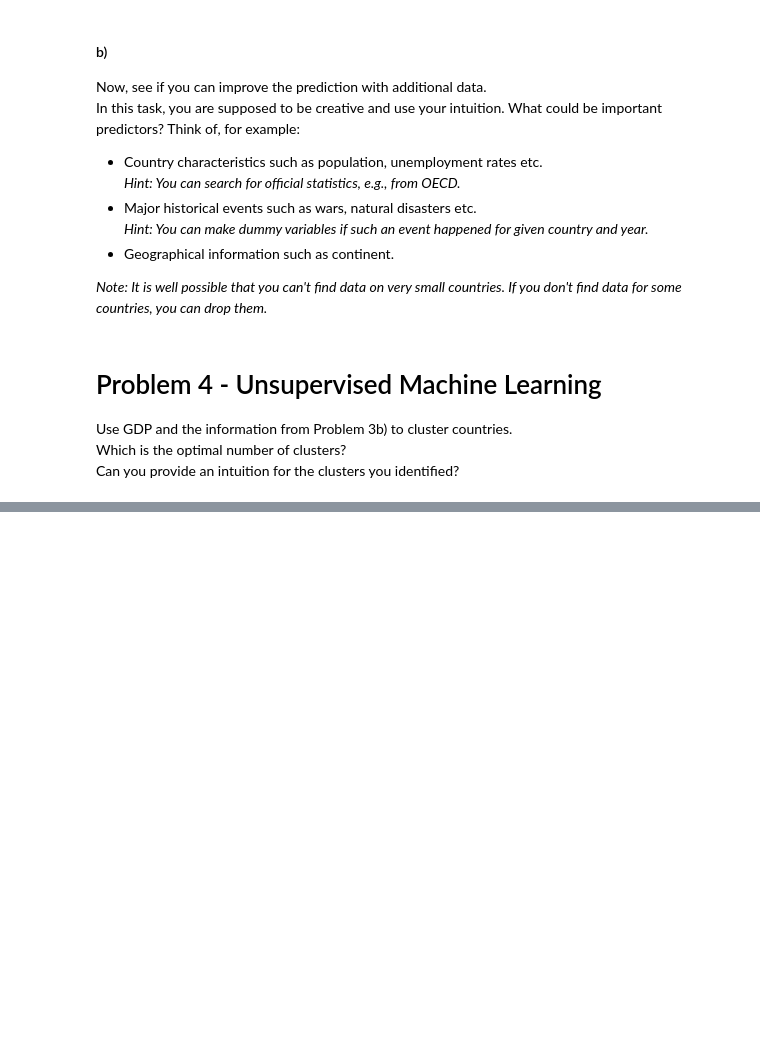
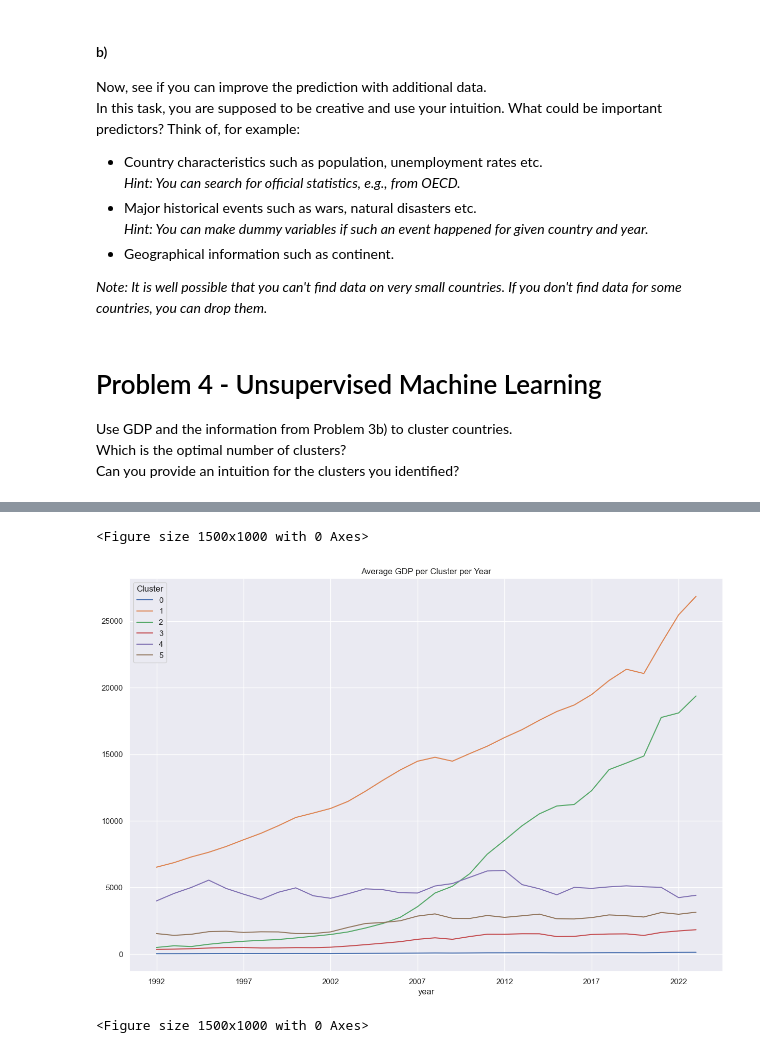
Before and after one commit to miTTimmiTTim/TIDS, a Jupyter notebook: ClassProject.ipynb, the cells around one changed output, grey strips where cells are left out. Drawn from its saved outputs; the diff is of its cells as text; code cells hidden in the pictures; blank space fills up the shorter version.

```diff
--- a/ClassProject.ipynb
+++ b/ClassProject.ipynb
@@ -421,0 +529,25 @@ Can you provide an intuition for the clusters you identified?
+# %%
+from sklearn.cluster import KMeans
+
+pivot_data = gdp.pivot(index='Country', columns='year', values='GDP')
+
+# Perform k-means clustering
+k = 6  # Change this value to the desired number of clusters
+kmeans = KMeans(n_clusters=k, random_state=42)
+clusters = kmeans.fit_predict(pivot_data)
+
+# Add the cluster labels to the DataFrame
+pivot_data['Cluster'] = clusters
+
+# get average gdp per cluster per year
+pivot_data = pivot_data.groupby('Cluster').mean()
+
+# display the gdp per cluster per year as a line chart
+pivot_data.T.plot(figsize=(15, 10), title='Average GDP per Cluster per Year')
+
+# plot the countries per cluster as a scatter plot
+plt.figure(figsize=(15, 10))
+# %% [output]
+<Figure size 1500x1000 with 0 Axes>
+[figure, added]
+<Figure size 1500x1000 with 0 Axes>
```
Also changed, not shown: parts of 8 cells of this notebook.
